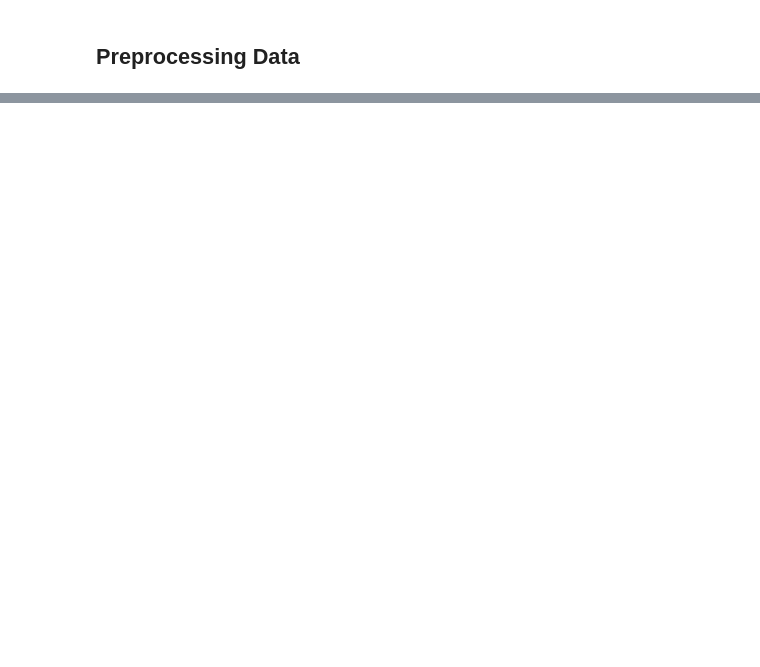
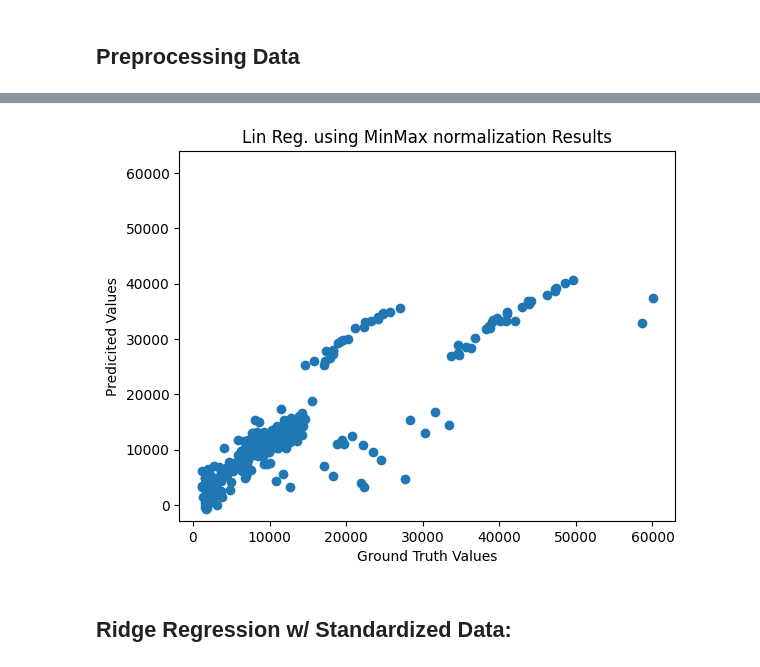
Before and after one commit to J-T-Nelson/Python_code, a Jupyter notebook: PrinciplesOfDS_Course/Labs/lab03-(Nelson_Jon).ipynb, the cells around one changed output, grey strips where cells are left out. Cells and saved outputs as stored; diff of their text form; code cells hidden in the pictures; blank space fills up the shorter version.

```diff
--- a/PrinciplesOfDS_Course/Labs/lab03-(Nelson_Jon).ipynb
+++ b/PrinciplesOfDS_Course/Labs/lab03-(Nelson_Jon).ipynb
@@ -93,0 +340,14 @@ Data columns (total 7 columns):
+# %%
+# making scatter plot to compare predicted values to ground truth values
+
+fig, ax = plt.subplots()
+scatter = ax.scatter(ytsmm, ytsPred)
+ax.set_ylim(top=64000)
+plt.xlabel("Ground Truth Values")
+plt.ylabel("Predicited Values")
+plt.title("Lin Reg. using MinMax normalization Results")
+plt.show()
+# %% [output]
+[figure, added]
+# %% [markdown]
+## Ridge Regression w/ Standardized Data:
```
Also changed, not shown: parts of 21 cells of this notebook, 2 other files.
